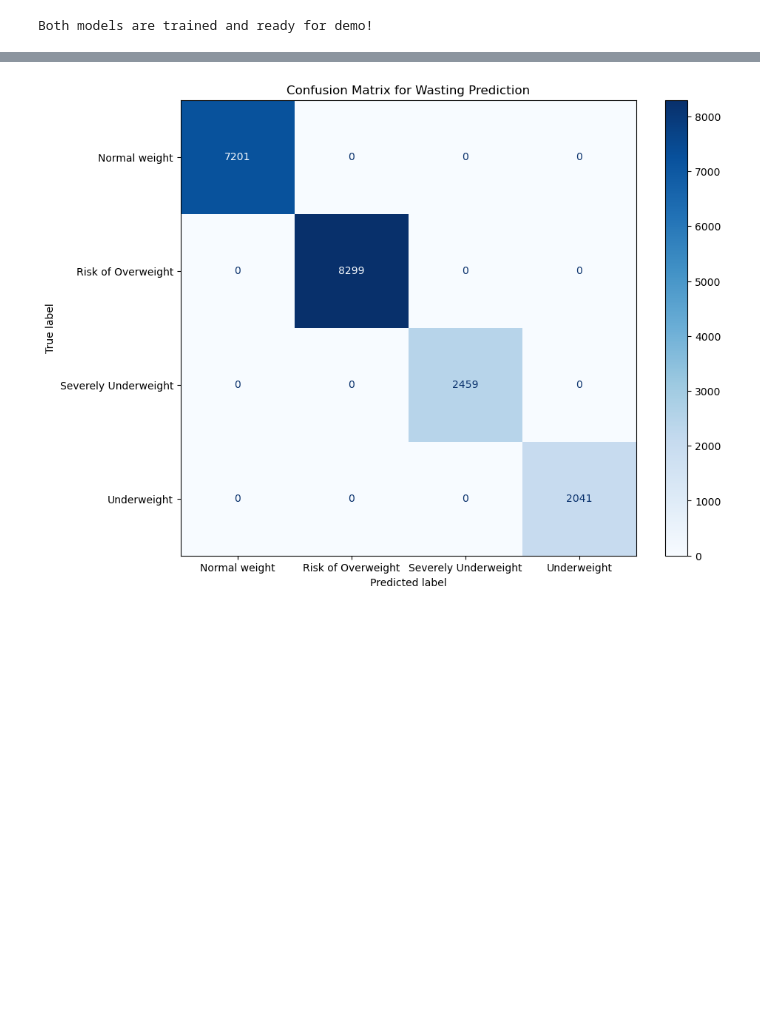
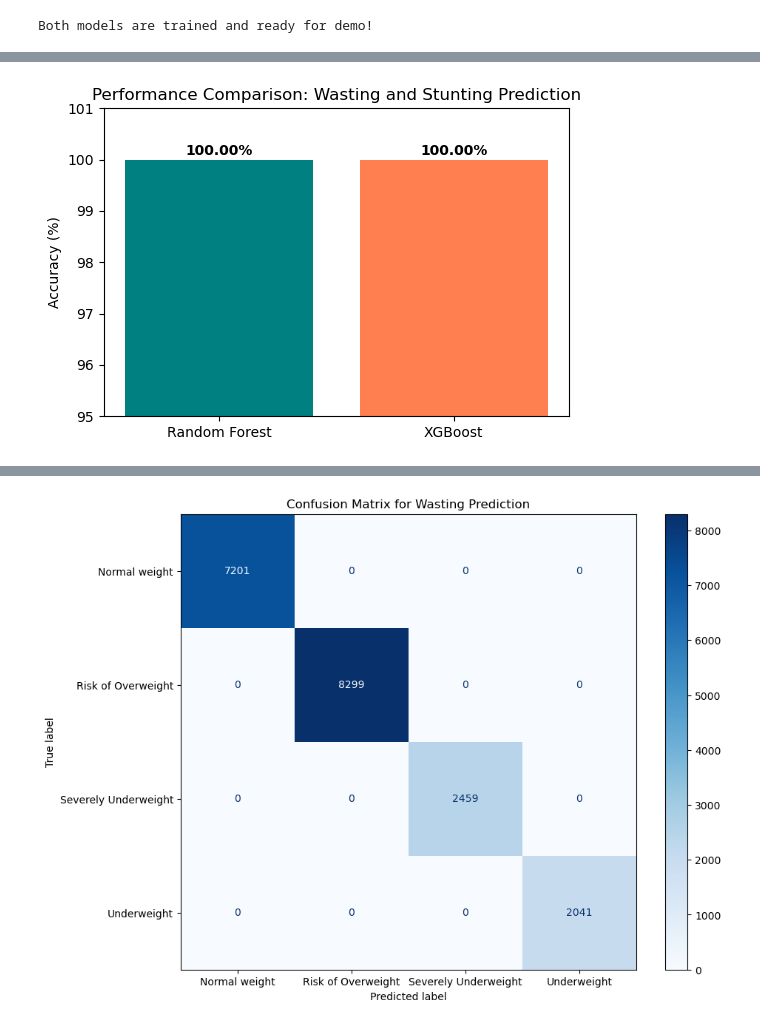
Before and after one commit to ranmuu/Stunting-and-Wasting-model, a Jupyter notebook: Stunting_AI_Model.ipynb, the cells around one changed output, grey strips where cells are left out. Drawn from its saved outputs; the diff is of its cells as text; code cells hidden in the pictures; blank space fills up the shorter version.

```diff
--- a/Stunting_AI_Model.ipynb
+++ b/Stunting_AI_Model.ipynb
@@ -10,15 +11,4 @@ import warnings
 warnings.filterwarnings("ignore", category=UserWarning)
-# %%
-df = pd.read_csv('stunting_wasting_dataset.csv')
-
-# Encode Gender
-le_gender = LabelEncoder()
-df['Jenis Kelamin'] = le_gender.fit_transform(df['Jenis Kelamin'])
-
-X = df[['Jenis Kelamin', 'Umur (bulan)', 'Tinggi Badan (cm)', 'Berat Badan (kg)']]
-y = df['Wasting'] # You can change this to 'Stunting' later
-
-X_train, X_test, y_train, y_test = train_test_split(X, y, test_size=0.2, random_state=42)
 # %%
 # Train the Stunting Model
 y_stunting = df['Stunting']
@@ -42,5 +32,52 @@ model.fit(X_train, y_train)
 predictions = model.predict(X_test)
 print(f"Accuracy: {accuracy_score(y_test, predictions) * 100:.2f}%")
 print(classification_report(y_test, predictions))
+df = pd.read_csv('stunting_wasting_dataset.csv')
+
+# 2. Encode Inputs (Gender)
+le_gender = LabelEncoder()
+df['Jenis Kelamin'] = le_gender.fit_transform(df['Jenis Kelamin'])
+
+X = df[['Jenis Kelamin', 'Umur (bulan)', 'Tinggi Badan (cm)', 'Berat Badan (kg)']]
+
+# 3. CRITICAL FOR XGBOOST: Encode the Output Classes into Numbers (0, 1, 2, 3)
+le_wasting = LabelEncoder()
+y_wasting_encoded = le_wasting.fit_transform(df['Wasting'])
+
+# Split the data
+X_train, X_test, y_train, y_test = train_test_split(X, y_wasting_encoded, test_size=0.2, random_state=42)
+
+# 4. Train Random Forest
+rf_model = RandomForestClassifier(n_estimators=100, random_state=42)
+rf_model.fit(X_train, y_train)
+rf_preds = rf_model.predict(X_test)
+rf_accuracy = accuracy_score(y_test, rf_preds) * 100
+
+# 5. Train XGBoost
+xgb_model = XGBClassifier(n_estimators=100, random_state=42, eval_metric='mlogloss')
+xgb_model.fit(X_train, y_train)
+xgb_preds = xgb_model.predict(X_test)
+xgb_accuracy = accuracy_score(y_test, xgb_preds) * 100
+
+# 6. Print the Comparison Benchmarking
+print("=" * 45)
+print("       AI MODEL BENCHMARKING REPORT          ")
+print("=" * 45)
+print(f"Random Forest Accuracy : {rf_accuracy:.2f}%")
+print(f"XGBoost Accuracy       : {xgb_accuracy:.2f}%")
+print("=" * 45)
+
+# 7. Visualizing the Comparison
+models = ['Random Forest', 'XGBoost']
+accuracies = [rf_accuracy, xgb_accuracy]
+
+plt.figure(figsize=(6, 4))
+plt.bar(models, accuracies, color=['teal', 'coral'])
+plt.ylim(95, 101) # Zoom in close to 100% to see differences if any
+plt.ylabel('Accuracy (%)')
+plt.title('Performance Comparison: Wasting and Stunting Prediction')
+for i, v in enumerate(accuracies):
+    plt.text(i, v + 0.1, f"{v:.2f}%", ha='center', fontweight='bold')
+plt.show()
 # %% [output]
 Accuracy: 100.00%
@@ -56,0 +101 @@ Severely Underweight       1.00      1.00      1.00      2459
+[figure, added]
```
Also changed, not shown: parts of 7 cells of this notebook.
